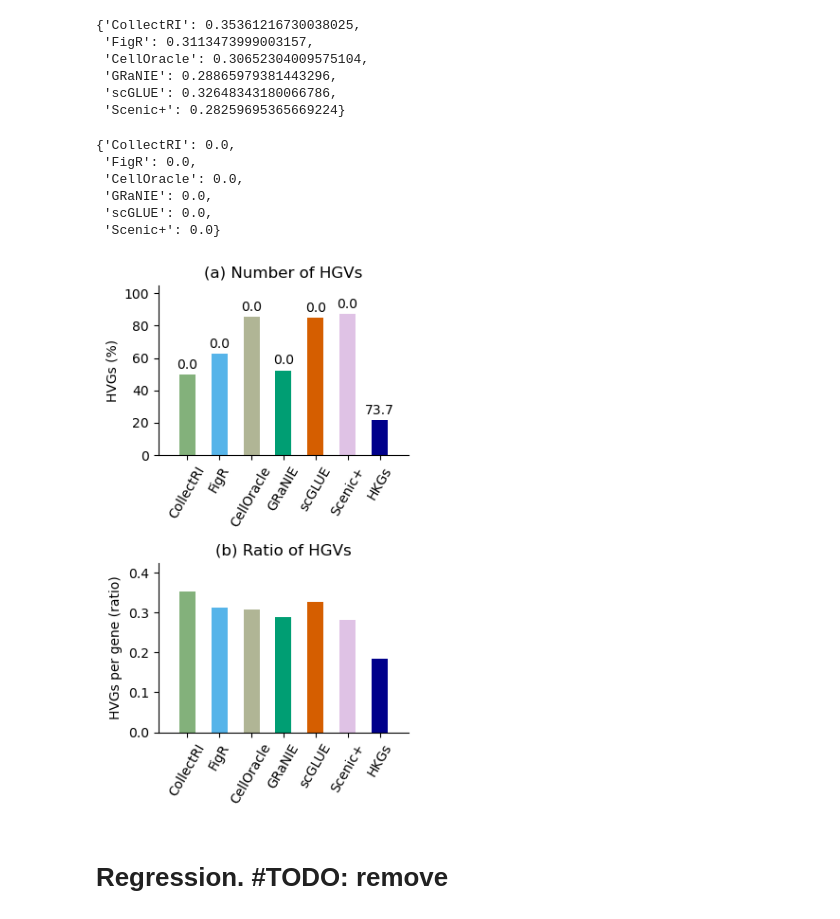
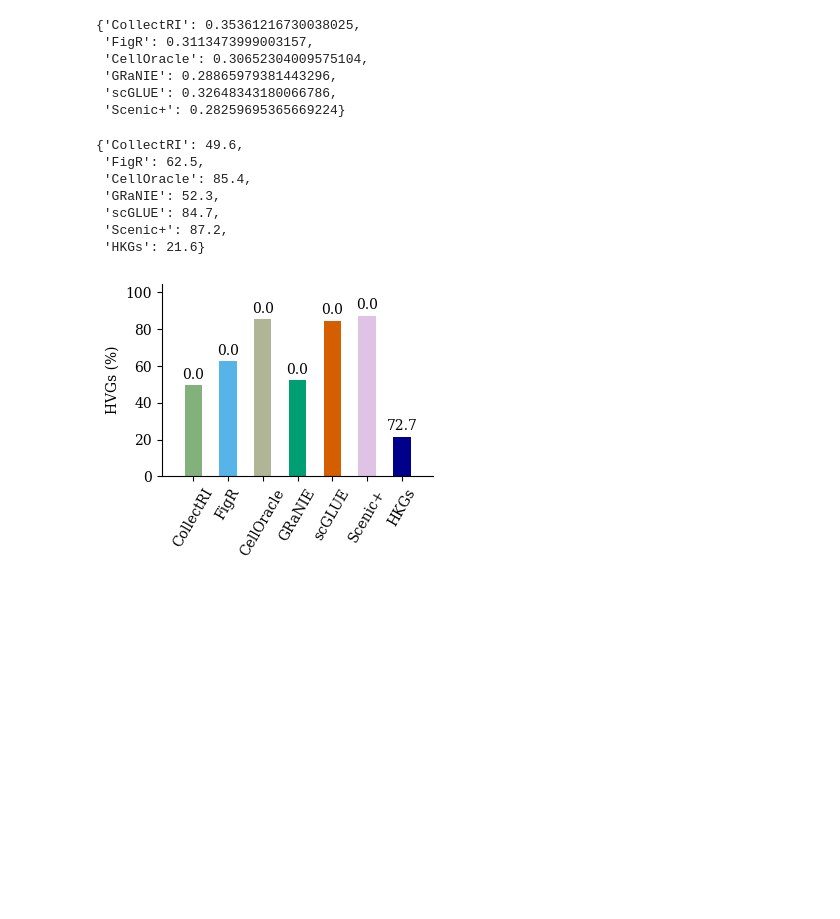
Before and after one commit to janursa/grn_benchmark, a Jupyter notebook: notebooks/main.ipynb, the cells around one changed output. Drawn from its saved outputs; the diff is of its cells as text; code cells hidden in the pictures; blank space fills up the shorter version.

```diff
--- a/notebooks/main.ipynb
+++ b/notebooks/main.ipynb
@@ -185,7 +185,7 @@ class Connectivity:
         self.out_deg = network.degree_centrality(net, source='source', target='target',  **kwargs)
         self.in_deg = network.degree_centrality(net, source='target', target='source',  **kwargs)
 def calculate_hvgs_stats(geneset):
-    hvgs = np.loadtxt( f'{resource_dir}/benchmark/hvgs.txt', dtype=str)
+    hvgs = np.loadtxt( f'{work_dir}/hvgs.txt', dtype=str)
     pert_genes = np.loadtxt(f'{work_dir}/benchmark/perturb_gene_names.txt', dtype=str)
 
     n_random = 1000
@@ -991,19 +991,19 @@ n_included_hvgs_dict['HKGs'] = round(100*info['n_included_hvgs']/n_hvgs,1)
 n_included_hvgs_ratio_dict['HKGs'] = info['ratio']
 
 pr_dict['HKGs'] = info['percentile_rank']
-# %%
-pr_dict
-# %% [output]
-{'CollectRI': 0.0,
- 'FigR': 0.0,
- 'CellOracle': 0.0,
- 'GRaNIE': 0.0,
- 'scGLUE': 0.0,
- 'Scenic+': 0.0}
+# %%
+n_included_hvgs_dict
+# %% [output]
+{'CollectRI': 49.6,
+ 'FigR': 62.5,
+ 'CellOracle': 85.4,
+ 'GRaNIE': 52.3,
+ 'scGLUE': 84.7,
+ 'Scenic+': 87.2,
+ 'HKGs': 21.6}
 # %%
 hvgs = hvgs_sce
 
-fig, axes = plt.subplots(2, 1, figsize=(3.5, 6), sharey=False)
 
 
 def plot_bar(ax, data, y_label, pr_dict=None):
@@ -1015,40 +1015,39 @@ def plot_bar(ax, data, y_label, pr_dict=None):
     y_values = list(data.values())
     ax.bar(x_range, y_values, width=width, color=colors, label='SCRE')
     ax.set_xticks(x_range)
     ax.set_xticklabels(data.keys())
     ax.tick_params(axis='x', rotation=60)
     ax.margins(x=.1, y=.2)
     ax.set_ylabel(y_label)
     if pr_dict is None:
         return
     for i_text, value in enumerate(pr_dict.values()):
         # if value < 0.0001:
         #     txt = '***'
         # if value < 0.001:
         #     txt = '**'
         # elif value < 0.01:
         #     txt = '*'
         # else:
         #     txt = ''
         txt = f'{value}'
         ax.text(x_range[i_text], y_values[i_text] + 2, txt, ha='center', va='bottom')
 
+fig, ax = plt.subplots(1, 1, figsize=(3.5, 2.5), sharey=False)
 
 width = .5
-ax = axes[0]
+# ax = axes[0]
 plot_bar(ax, n_included_hvgs_dict, y_label='HVGs (%)', pr_dict=pr_dict)
-ax.set_title('(a) Number of HGVs')
+# ax.set_title('(a) Number of HGVs')
 
-ax = axes[1]
-plot_bar(ax, n_included_hvgs_ratio_dict, y_label='HVGs per gene (ratio)')
-ax.set_title('(b) Ratio of HGVs')
+# ax = axes[1]
+# plot_bar(ax, n_included_hvgs_ratio_dict, y_label='HVGs per gene (ratio)')
+# ax.set_title('(b) Ratio of HGVs')
 
 # axes[1].legend(loc='upper left', bbox_to_anchor=(1,1), frameon=True)
 
-plt.tight_layout()
-fig.savefig(f'{work_dir}/benchmark/figs/hvgs_stats.png', dpi=300, transparent=True)
+# plt.tight_layout()
+fig.savefig(f'{work_dir}/benchmark/figs/hvgs_stats.png', dpi=300, transparent=True, bbox_inches='tight')
 plt.show()
 # %% [output]
-[figure, old version]
+[figure, new version]
-# %% [markdown]
-# Regression. #TODO: remove
```
Also changed, not shown: parts of 12 cells of this notebook, 9 other files.
